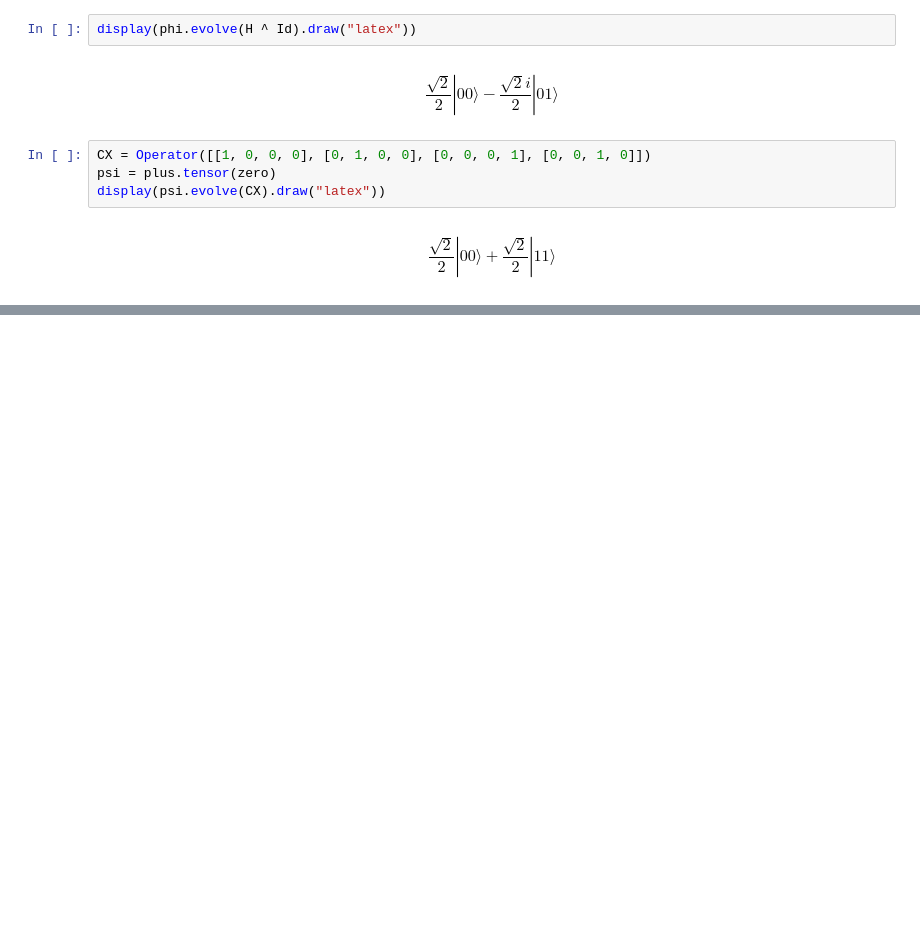
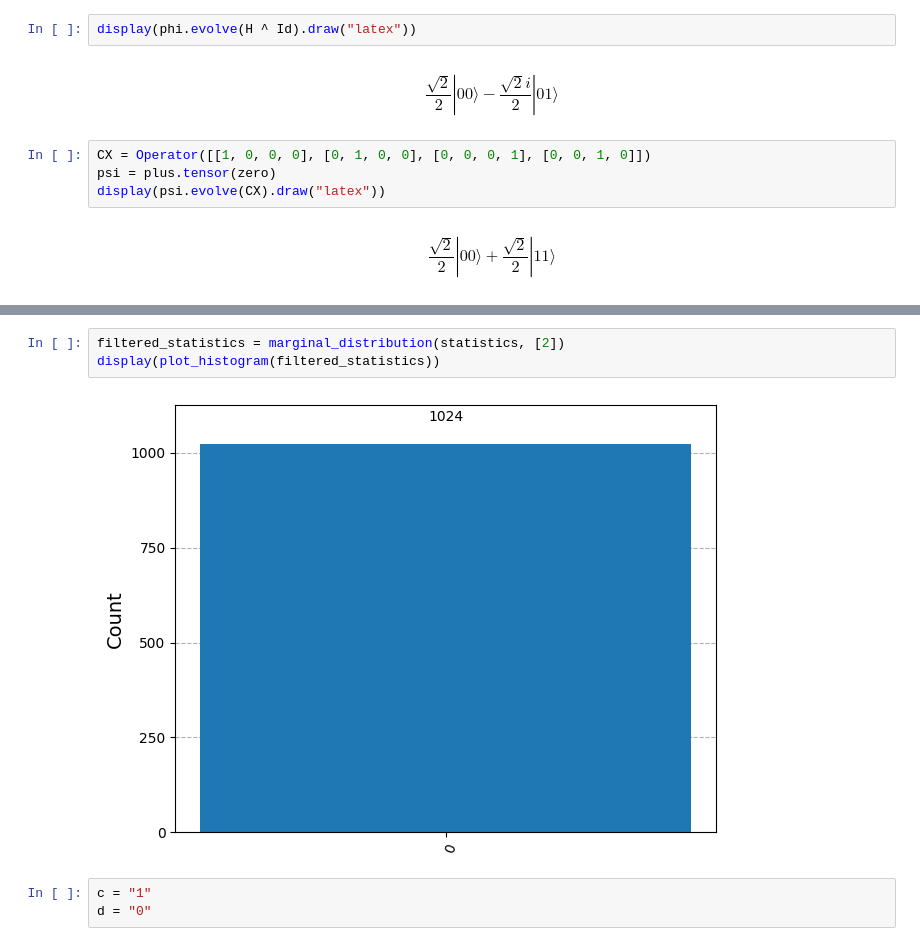
Before and after one commit to snehapatil1/basics-of-quantum-information, a Jupyter notebook: notebook.ipynb, the cells around one changed output, grey strips where cells are left out. Saved outputs shown, nothing was run; the diff lists cells and outputs as text; blank space fills up the shorter version.

```diff
--- a/notebook.ipynb
+++ b/notebook.ipynb
@@ -252,0 +339,8 @@ $$ |100\rangle$$
+# %%
+filtered_statistics = marginal_distribution(statistics, [2])
+display(plot_histogram(filtered_statistics))
+# %% [output]
+[figure, added]
+# %%
+c = "1"
+d = "0"
```
Also changed, not shown: parts of 21 cells of this notebook, 1 other file.
